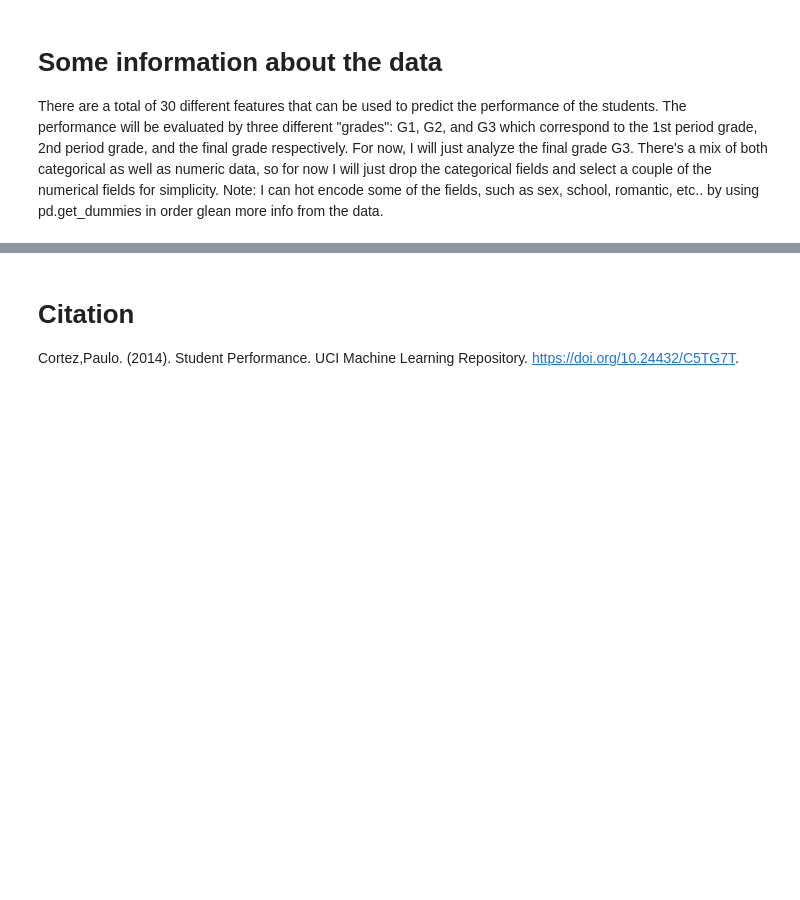
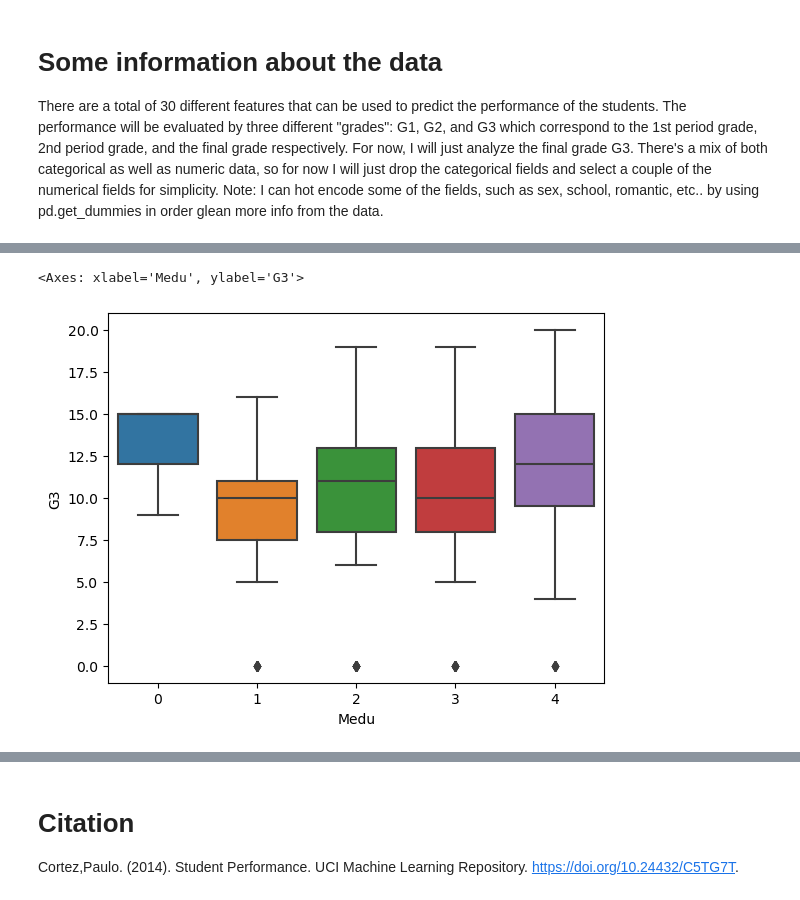
Before and after one commit to ZhangDev1/ML_Projects, a Jupyter notebook: PredictStudentPerformance/PredictStudentPerformance.ipynb, the cells around one changed output, grey strips where cells are left out. Saved outputs shown, nothing was run; the diff lists cells and outputs as text; code cells hidden in the pictures; blank space fills up the shorter version.

```diff
--- a/PredictStudentPerformance/PredictStudentPerformance.ipynb
+++ b/PredictStudentPerformance/PredictStudentPerformance.ipynb
@@ -82,0 +90,5 @@ Next we'll take a look at the initiald
+# %%
+sns.boxplot(data=df, x="Medu", y="G3")
+# %% [output]
+<Axes: xlabel='Medu', ylabel='G3'>
+[figure, added]
```
Also changed, not shown: parts of 7 cells of this notebook.
